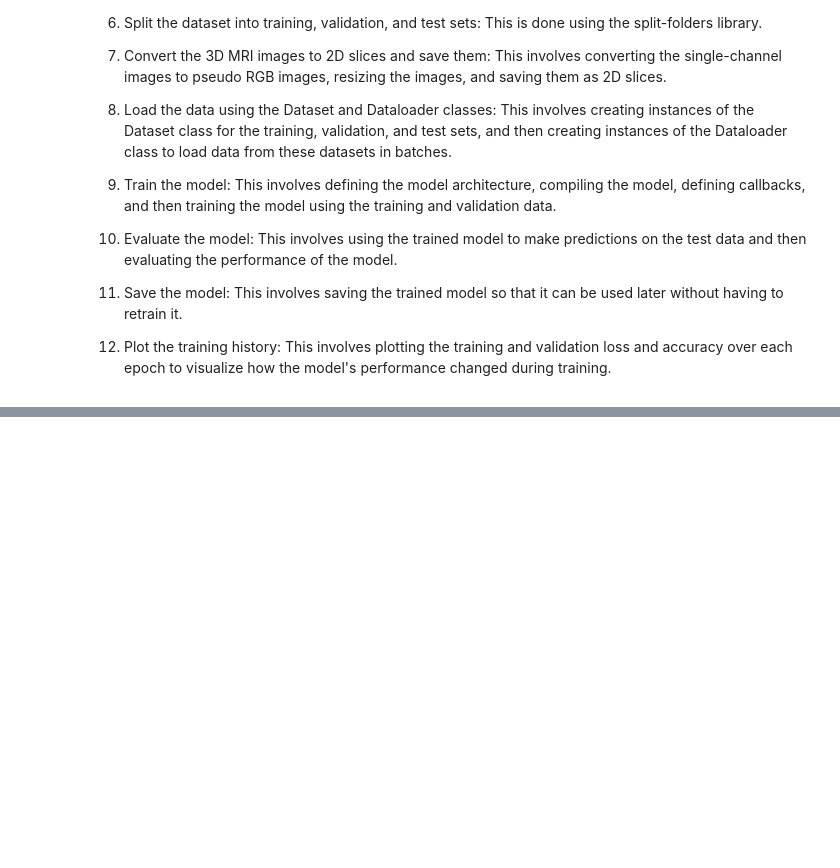
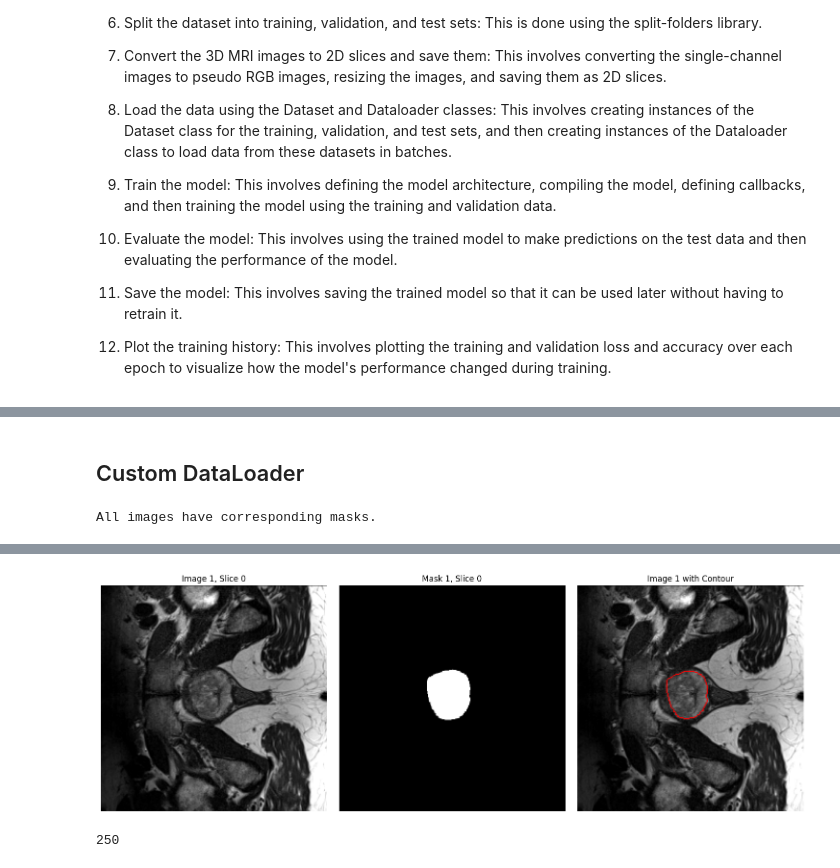
Before and after one commit to urwa-fatima/ComputerVision_ProstateSegmentation, a Jupyter notebook: Prostate_Segmentation_CV_Project_FV.ipynb, the cells around one changed output, grey strips where cells are left out. Cells and saved outputs as stored; diff of their text form; code cells hidden in the pictures; blank space fills up the shorter version.

```diff
--- a/Prostate_Segmentation_CV_Project_FV.ipynb
+++ b/Prostate_Segmentation_CV_Project_FV.ipynb
@@ -66,0 +387,2 @@ def multi_image_view(image_list, mask_list, slice_indices):
+# %% [markdown]
+## Custom DataLoader
@@ -66,0 +501,16 @@ def multi_image_view(image_list, mask_list, slice_indices):
+# %%
+# Checking the image and mask pairs
+image_dir = '/content/drive/MyDrive/CV_MRI_Project_Folder/Processed_Prostate_Site_A_B_Data/Processed_Images/Site-A-RUNMC-Splited/train/mri_images/'
+mask_dir = '/content/drive/MyDrive/CV_MRI_Project_Folder/Processed_Prostate_Site_A_B_Data/Processed_Images/Site-A-RUNMC-Splited/train/mri_masks/'
+if verify_image_mask_pairs(image_dir, mask_dir):
+    print("All images have corresponding masks.")
+else:
+    print("Some images are missing their corresponding masks.")
+# %% [output]
+All images have corresponding masks.
+# %%
+dataset = Dataset(image_dir, mask_dir)
+test_img, test_mask = dataset.__getitem__(70)
+test_img.max()
+visualize_slices_with_contours([denormalize(test_img)], [test_mask], 0)
+# %% [output]
@@ -66,0 +518,5 @@ def multi_image_view(image_list, mask_list, slice_indices):
+[figure, added]
+# %%
+dataset.__len__()
+# %% [output]
+250
```
Also changed, not shown: parts of 64 cells of this notebook.
